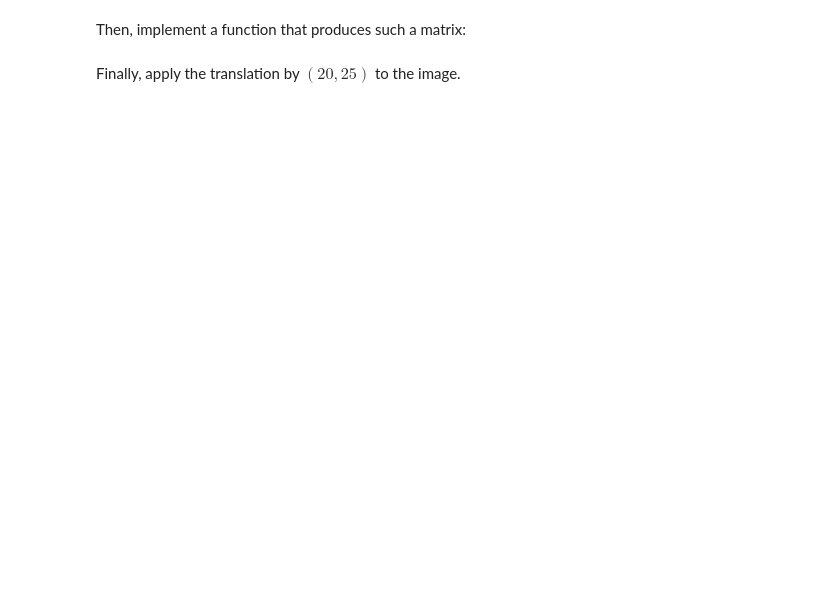
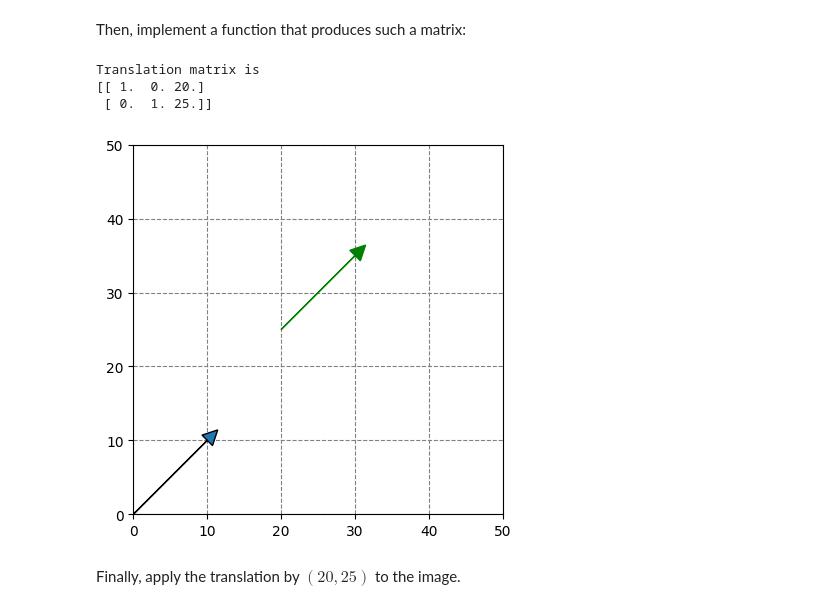
Before and after one commit to Siromanec/la-lab1-mutel_muzychuk_ivanov, a Jupyter notebook: Ivanov_Mutel_Muzychuk_LA_Lab_1.ipynb, the cells around one changed output. Saved outputs shown, nothing was run; the diff lists cells and outputs as text; code cells hidden in the pictures; blank space fills up the shorter version.

```diff
--- a/Ivanov_Mutel_Muzychuk_LA_Lab_1.ipynb
+++ b/Ivanov_Mutel_Muzychuk_LA_Lab_1.ipynb
@@ -324,34 +366,40 @@ Then, implement a function that produces such a matrix:
 # %%
 ##### YOUR CODE STARTS #####
 def get_translation_matrix(translation_factor_x, translation_factor_y):
-  return ...
+  return np.array([[1.0, 0.0, translation_factor_x], [0.0, 1.0, translation_factor_y]])
 
-M4 = ...
+M4 = get_translation_matrix(20, 25)
 ##### YOUR CODE ENDS #####
 print("Translation matrix is")
 print(M4)
+# %% [output]
+Translation matrix is
+[[ 1.  0. 20.]
+ [ 0.  1. 25.]]
 # %%
 # Apply translation to the vector A1B1 to achieve vector A2B2
 
 ##### YOUR CODE STARTS #####
-A1 = np.array([0, 0])
-B1 = np.array([10, 10])
-A2 = ...
-B2 = ...
+A1 = np.array([0, 0, 1])
+B1 = np.array([10, 10, 1])
+A2 = (M4 @ A1).flat
+B2 = (M4 @ B1).flat
 ##### YOUR CODE ENDS #####
 
 ax = plt.axes()
 
 ax.arrow(A1[0], A1[1], B1[0], B1[1], head_width=2, head_length=2)
 ax.arrow(A2[0], A2[1], B2[0]-A2[0], B2[1]-A2[1], head_width=2, head_length=2, color='green')
 plt.ylim(0,50)
 plt.xlim(0,50)
 
 ax.set_axisbelow(True)
 plt.grid(color='gray', linestyle='dashed')
 plt.gca().set_aspect('equal', adjustable='box')
 
 plt.show()
+# %% [output]
+[figure, added]
 # %% [markdown]
 Finally, apply the translation by $(20, 25)$ to the image.
 # %%
```
Also changed, not shown: parts of 7 cells of this notebook.
